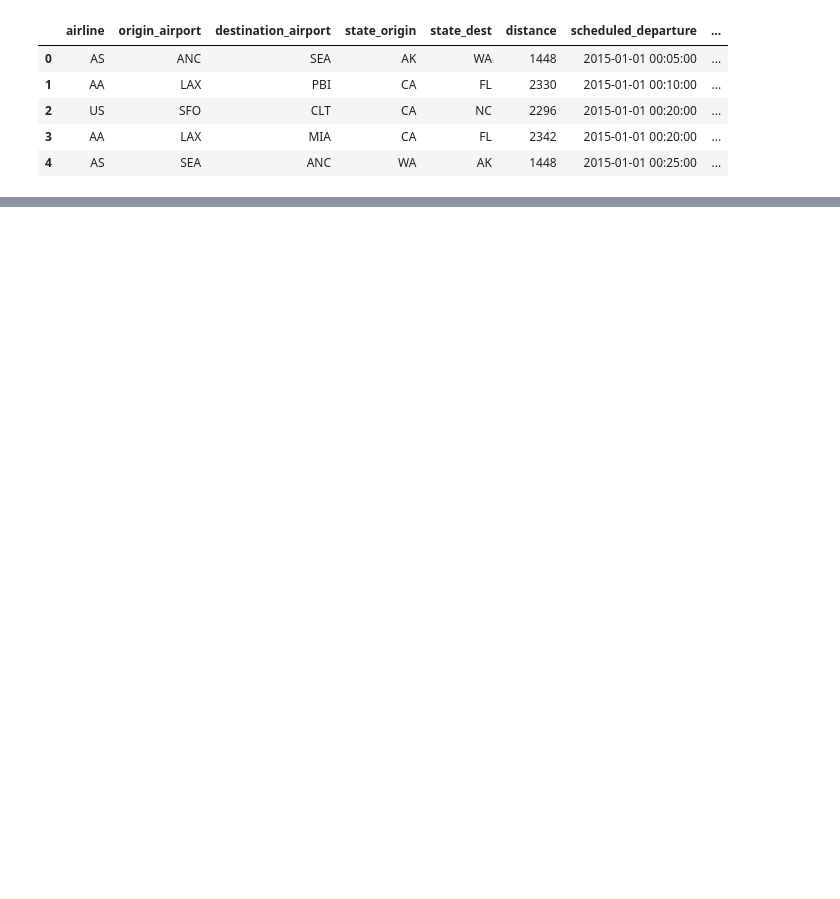
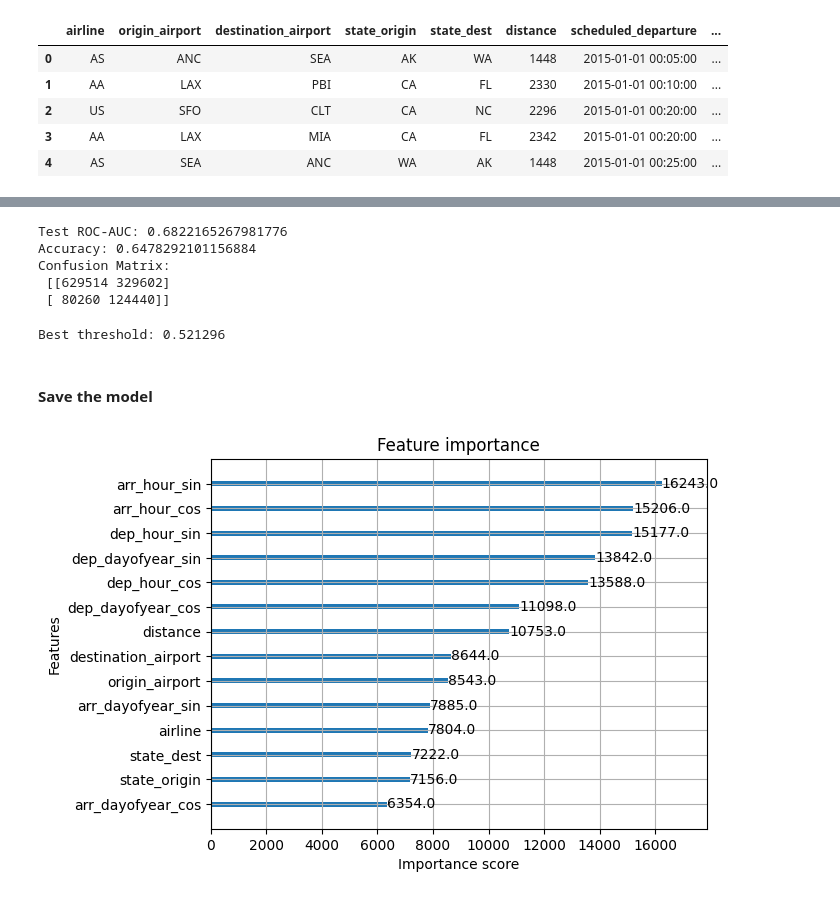
Before and after one commit to GuilhermeDellatin/fiap-machine-learning-tech-challenge-3, a Jupyter notebook: flight-classifier.ipynb, the cells around one changed output, grey strips where cells are left out. Cells and saved outputs as stored; diff of their text form; code cells hidden in the pictures; blank space fills up the shorter version.

Commit message:
Updating the flight classifier model

```diff
--- a/flight-classifier.ipynb
+++ b/flight-classifier.ipynb
@@ -206,0 +118,4 @@ print("Confusion matrix:\n", confusion_matrix(y_test, y_test_pred))"""
+# %%
+pos = float(y_train.sum())
+neg = float(len(y_train) - pos)
+scale_pos_weight = neg / pos if pos > 0 else 1.0
@@ -207,6 +192,7 @@ print("Confusion matrix:\n", confusion_matrix(y_test, y_test_pred))"""
 # %%
-from sklearn.model_selection import train_test_split
-
-X_train, X_test, y_train, y_test = train_test_split(
-    X, y, test_size=0.2, random_state=42, stratify=y
+X_tr, X_val, y_tr, y_val = train_test_split(
+    X_train, y_train,
+    test_size=0.2,
+    stratify=y_train,
+    random_state=42
 )
@@ -225,12 +199,21 @@ X_test_scaled_df = pd.DataFrame(X_test_scaled, columns=feature_names)"""
 # %%
-xgb_model = xgb.XGBClassifier(
-    objective='binary:logistic',
-    eval_metric='auc',
-#     scale_pos_weight=2,
+best_params = search.best_params_
+
+xgb_final = xgb.XGBClassifier(
+    objective="binary:logistic",
+    eval_metric="auc",
     n_estimators=5000,
     learning_rate=0.05,
-    subsample=0.6,
-    max_depth=5,
-    early_stopping_rounds=100,
-    random_state=42
+    scale_pos_weight=scale_pos_weight,
+    tree_method="hist",
+    n_jobs=-1,
+    random_state=42,
+    early_stopping_rounds=200,
+    **best_params
 )
+
+xgb_final.fit(
+    X_tr, y_tr,
+    eval_set=[(X_val, y_val)],
+    verbose=50
+)
@@ -278,0 +249,25 @@ plt.show()
+# %%
+y_test_proba = xgb_final.predict_proba(X_test)[:, 1]
+y_test_pred = (y_test_proba >= 0.5).astype(int)
+
+print("Test ROC-AUC:", roc_auc_score(y_test, y_test_proba))
+print("Accuracy:", accuracy_score(y_test, y_test_pred))
+print("Confusion Matrix:\n", confusion_matrix(y_test, y_test_pred))
+# %% [output]
+Test ROC-AUC: 0.6822165267981776
+Accuracy: 0.6478292101156884
+Confusion Matrix:
+ [[629514 329602]
+ [ 80260 124440]]
+# %%
+from sklearn.metrics import precision_recall_curve
+
+proba_val = xgb_final.predict_proba(X_val)[:, 1]
+precision, recall, thresholds = precision_recall_curve(y_val, proba_val)
+
+f1 = 2 * precision * recall / (precision + recall + 1e-8)
+best_threshold = thresholds[f1.argmax()]
+
+print("Best threshold:", best_threshold)
+# %% [output]
+Best threshold: 0.521296
@@ -278,0 +276,2 @@ plt.show()
+# %% [markdown]
+#### Save the model
@@ -278,0 +280,5 @@ plt.show()
+# %%
+xgb.plot_importance(xgb_final, max_num_features=15)
+plt.show()
+# %% [output]
+[figure, added]
```
Also changed, not shown: parts of 28 cells of this notebook, 2 other files.
